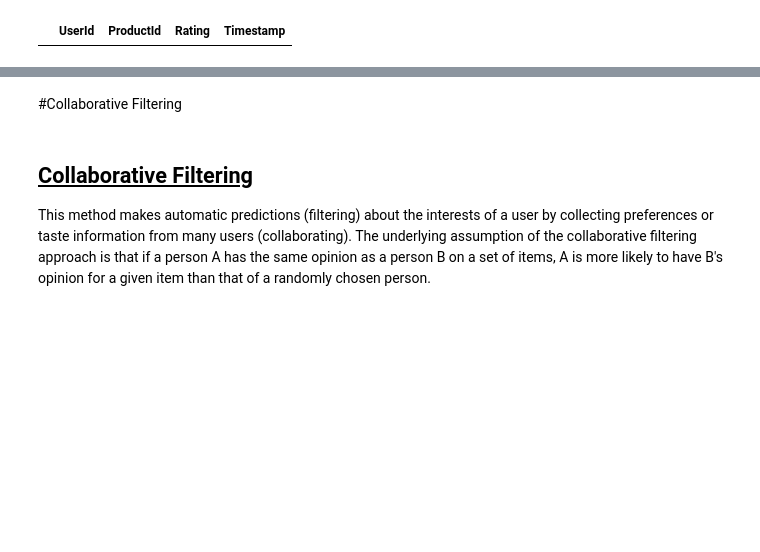
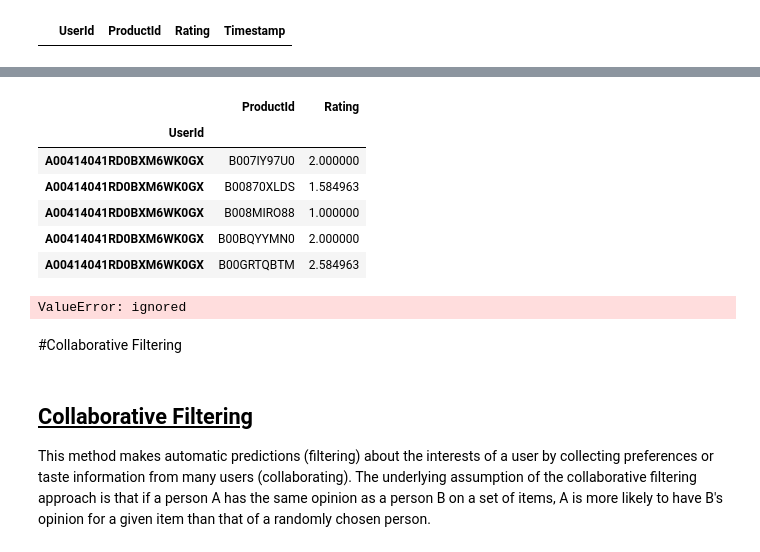
Before and after one commit to kronze1996/Product-Recommendation-Engine, a Jupyter notebook: Kartikey_Sharma_Product_Recommendation_Engine_Capstone_Project_4.ipynb, the cells around one changed output, grey strips where cells are left out. Cells and saved outputs as stored; diff of their text form; code cells hidden in the pictures; blank space fills up the shorter version.

```diff
--- a/Kartikey_Sharma_Product_Recommendation_Engine_Capstone_Project_4.ipynb
+++ b/Kartikey_Sharma_Product_Recommendation_Engine_Capstone_Project_4.ipynb
@@ -307,0 +347,5 @@ interactions_from_selected_users_df[interactions_from_selected_users_df['UserId'
+# %%
+#Indexing by personId to speed up the searches during evaluation
+interactions_full_indexed_df = interactions_full_df.set_index('UserId')
+interactions_train_indexed_df = interactions_train_df.set_index('UserId')
+interactions_test_indexed_df = interactions_test_df.set_index('UserId')
@@ -307,0 +443,16 @@ interactions_from_selected_users_df[interactions_from_selected_users_df['UserId'
+# %%
+interactions_indexed_df = interactions_full_df[interactions_full_df['ProductId'].isin(review_df['asin'])].set_index('UserId')
+interactions_indexed_df.head()
+# %% [output]
+|  | ProductId | Rating |
+| UserId |  |  |
+| A00414041RD0BXM6WK0GX | B007IY97U0 | 2.000000 |
+| A00414041RD0BXM6WK0GX | B00870XLDS | 1.584963 |
+| A00414041RD0BXM6WK0GX | B008MIRO88 | 1.000000 |
+| A00414041RD0BXM6WK0GX | B00BQYYMN0 | 2.000000 |
+| A00414041RD0BXM6WK0GX | B00GRTQBTM | 2.584963 |
+# %%
+user_profiles = build_users_profiles()
+len(user_profiles)
+# %% [output]
+ValueError: ignored
```
Also changed, not shown: parts of 30 cells of this notebook.
